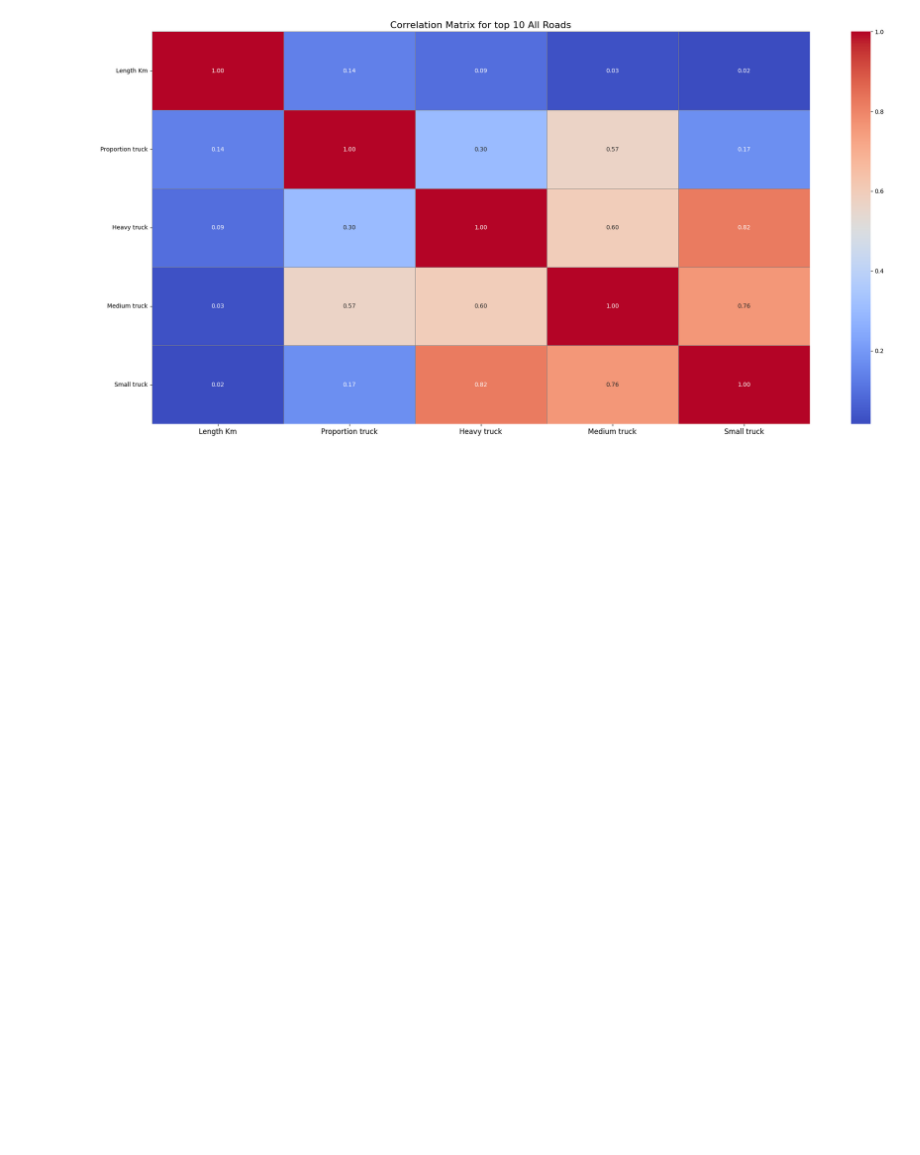
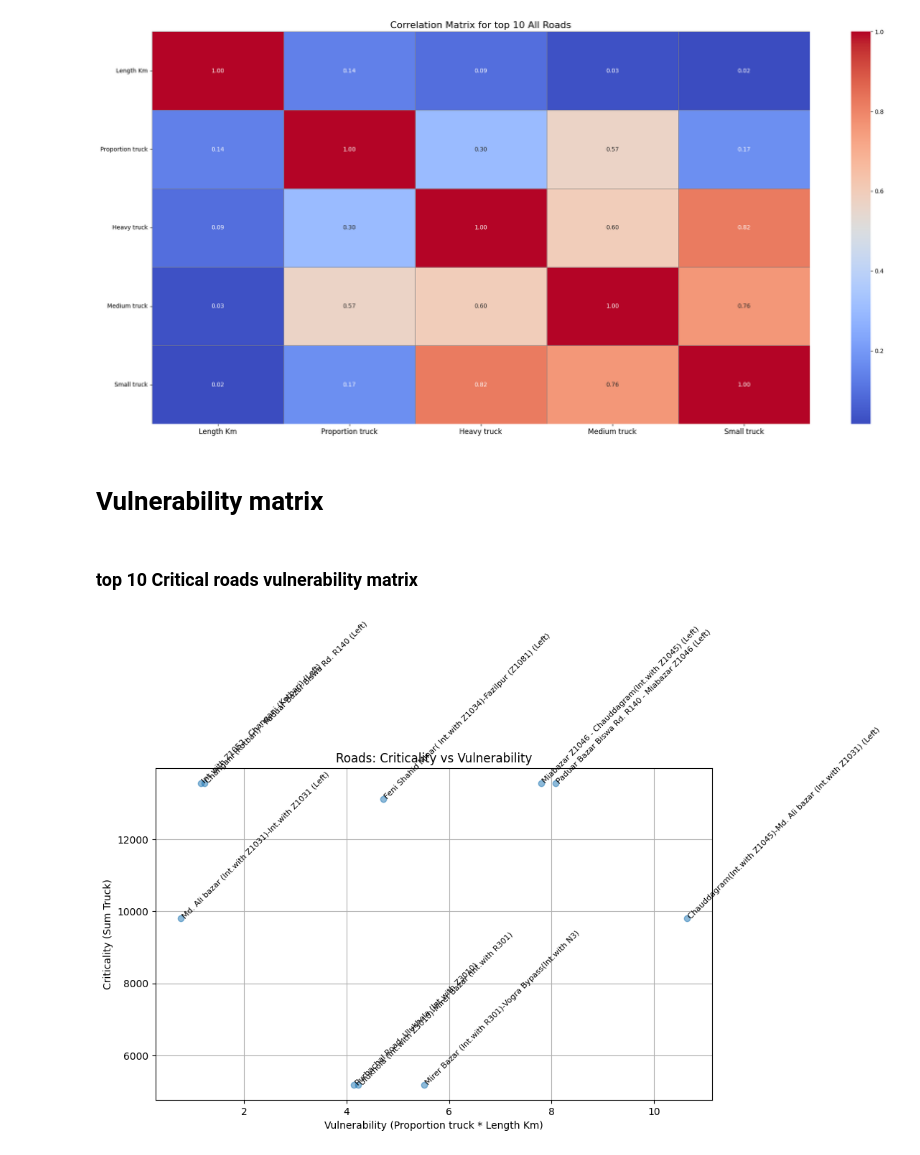
Before and after one commit to roydonders/EPA113a-Lab, a Jupyter notebook: EPA1352-G01-A4/notebook/Top 10 Roads RMMS data.ipynb, the cells around one changed output. Drawn from its saved outputs; the diff is of its cells as text; code cells hidden in the pictures; blank space fills up the shorter version.

Commit message:
in 'vulnerability_matrix plots voor bram toegevoegd aan top 10 roads notebook

```diff
--- a/EPA1352-G01-A4/notebook/Top 10 Roads RMMS data.ipynb
+++ b/EPA1352-G01-A4/notebook/Top 10 Roads RMMS data.ipynb
@@ -330,0 +363,11 @@ top_10_critical_roads
+# %%
+# Calculate the product of 'Sum Truck' and 'Length Km' and store it in a new column
+df['Product'] = df['Sum Truck'] * df['Length Km']
+
+# Sort the DataFrame based on the new 'Product' column
+sorted_df = df.sort_values(by='Product', ascending=False)
+
+# Get the top 10 critical roads of all segments
+top_10_vulnerable_roads = sorted_df.head(10)
+
+top_10_vulnerable_roads
@@ -402,3 +457,32 @@ plt.yticks(rotation=0)  # Rotate the y-axis labels by 90 degrees
 plt.show()
 # %% [output]
 [figure]
+# %% [markdown]
+# Vulnerability matrix
+# %%
+def vul_matrix1(df):
+    # Define a color map for different road types if needed
+    # road_type_colors = {'N1': 'blue', 'N105': 'red', 'Other': 'green'}
+
+    cdf = df.copy()
+
+    # Calculate vulnerability for each road segment
+    cdf['Vulnerability'] = cdf['Proportion truck'] * df['Length Km']
+    df = cdf
+
+    # Plot
+    plt.figure(figsize=(10, 6))
+    plt.scatter(df['Vulnerability'], df['Sum Truck'], alpha=0.5)
+
+    # Annotate each point with road name
+    for i, row in df.iterrows():
+        plt.text(row['Vulnerability'], row['Sum Truck'], row['Name'], fontsize=8, rotation=45)
+        # You can use road types to color points if needed
+        # plt.scatter(row['Vulnerability'], row['Sum Truck'], color=road_type_colors.get(row['Road name'], 'black'))
+
+    plt.xlabel('Vulnerability (Proportion truck * Length Km)')
+    plt.ylabel('Criticality (Sum Truck)')
+    plt.title('Roads: Criticality vs Vulnerability')
+    plt.grid(True)
+    plt.show()
+    return
@@ -404,0 +511,6 @@ plt.show()
+# %% [markdown]
+### top 10 Critical roads vulnerability matrix
+# %%
+vul_matrix1(top_10_critical_roads)
+# %% [output]
+[figure, added]
```
Also changed, not shown: parts of 15 cells of this notebook.
